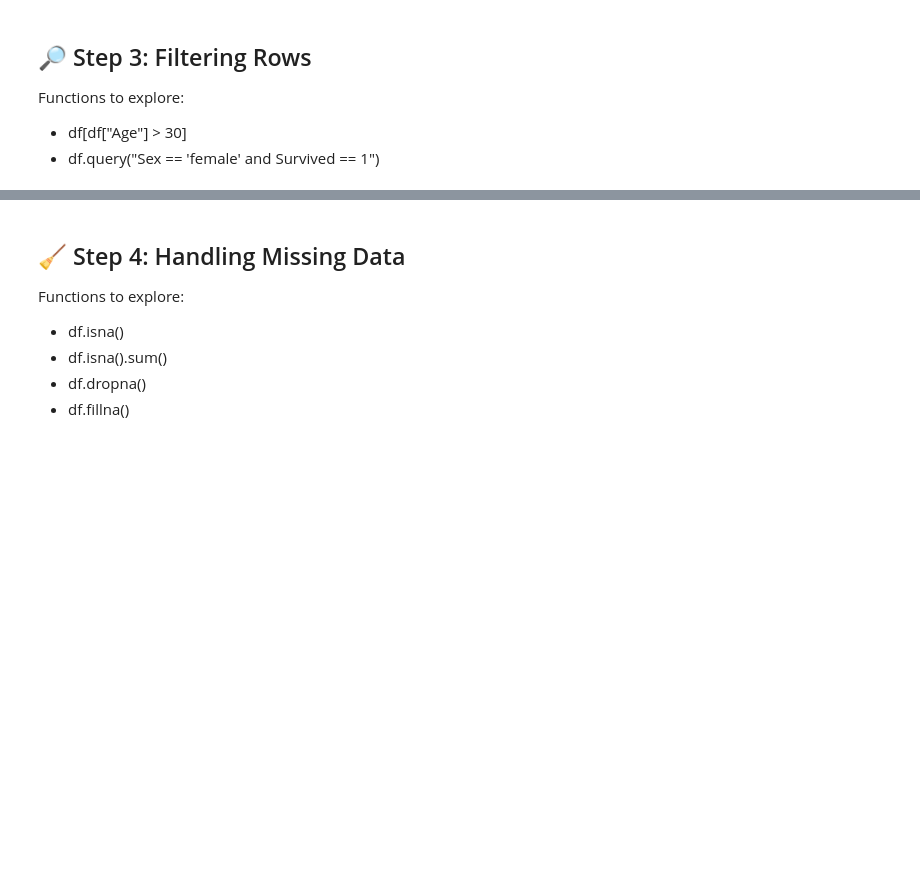
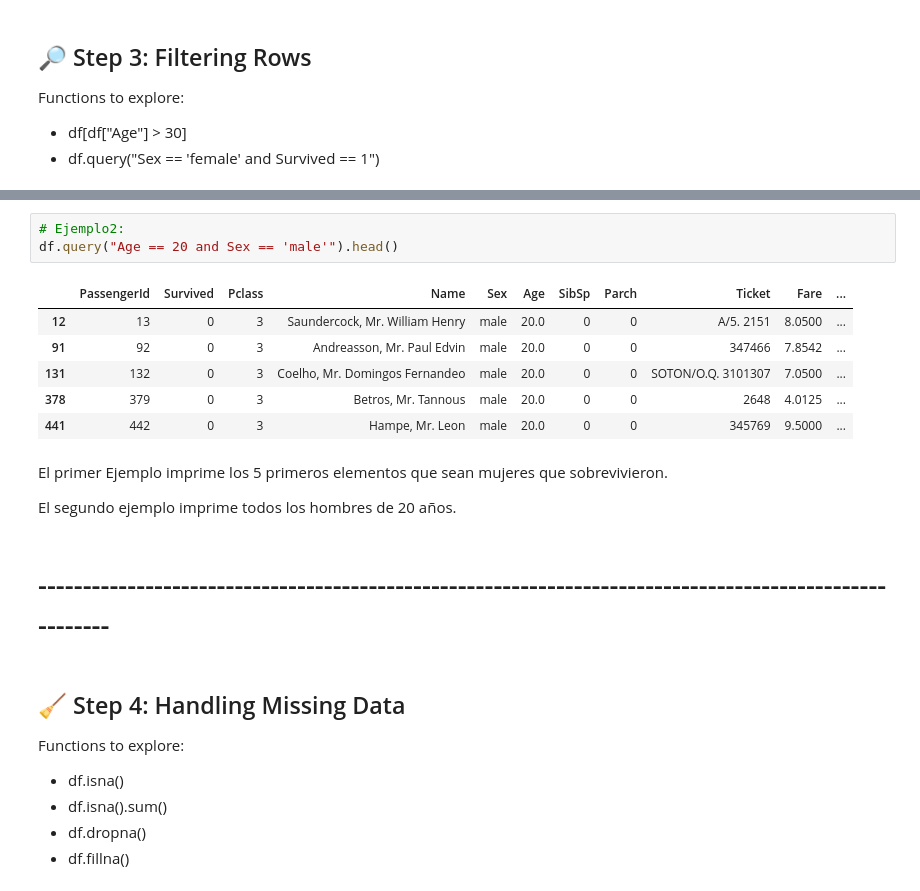
Before and after one commit to ivaanleeal/Task-1.1-Titanic-Dataset-Exploration-with-pandas, a Jupyter notebook: Titanic_Pandas_Practice_Notebook.ipynb, the cells around one changed output, grey strips where cells are left out. Drawn from its saved outputs; the diff is of its cells as text; blank space fills up the shorter version.

```diff
--- a/Titanic_Pandas_Practice_Notebook.ipynb
+++ b/Titanic_Pandas_Practice_Notebook.ipynb
@@ -200,3 +334,19 @@ df.query("Sex == 'female' and Survived == 1").head()
+# %%
+# Ejemplo2:
+df.query("Age == 20 and Sex == 'male'").head()
+# %% [output]
+|  | PassengerId | Survived | Pclass | Name | Sex | Age | SibSp | Parch | Ticket | Fare | ... |
+| 12 | 13 | 0 | 3 | Saundercock, Mr. William Henry | male | 20.0 | 0 | 0 | A/5. 2151 | 8.0500 | ... |
+| 91 | 92 | 0 | 3 | Andreasson, Mr. Paul Edvin | male | 20.0 | 0 | 0 | 347466 | 7.8542 | ... |
+| 131 | 132 | 0 | 3 | Coelho, Mr. Domingos Fernandeo | male | 20.0 | 0 | 0 | SOTON/O.Q. 3101307 | 7.0500 | ... |
+| 378 | 379 | 0 | 3 | Betros, Mr. Tannous | male | 20.0 | 0 | 0 | 2648 | 4.0125 | ... |
+| 441 | 442 | 0 | 3 | Hampe, Mr. Leon | male | 20.0 | 0 | 0 | 345769 | 9.5000 | ... |
+# %% [markdown]
+El primer Ejemplo imprime los 5 primeros elementos que sean mujeres que sobrevivieron.
+
+El segundo ejemplo imprime todos los hombres de 20 años.
+# %% [markdown]
+# -------------------------------------------------------------------------------------------------------
 # %% [markdown]
 
 ## 🧹 Step 4: Handling Missing Data
```
Also changed, not shown: parts of 86 cells of this notebook, 1 other file.
